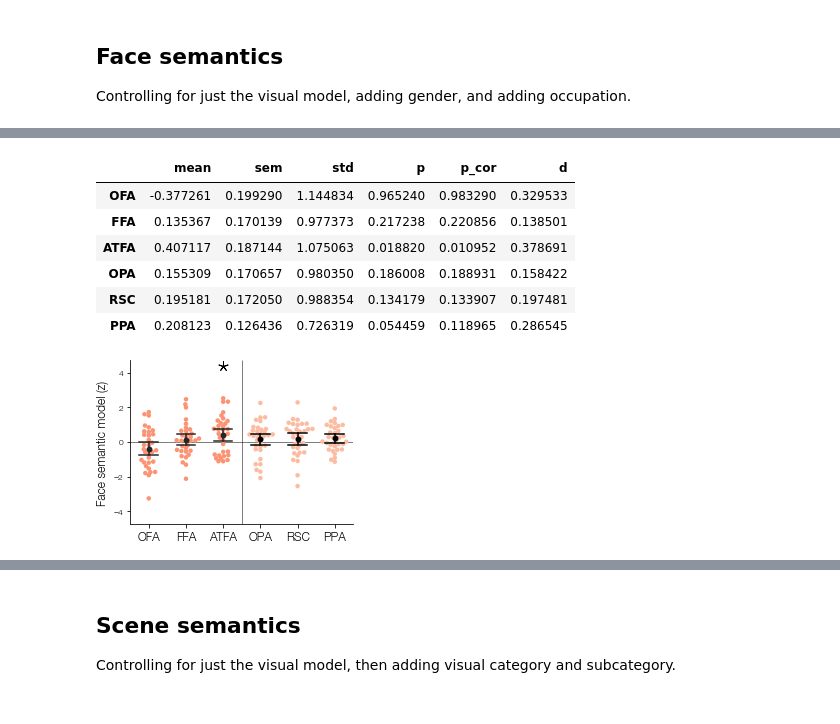
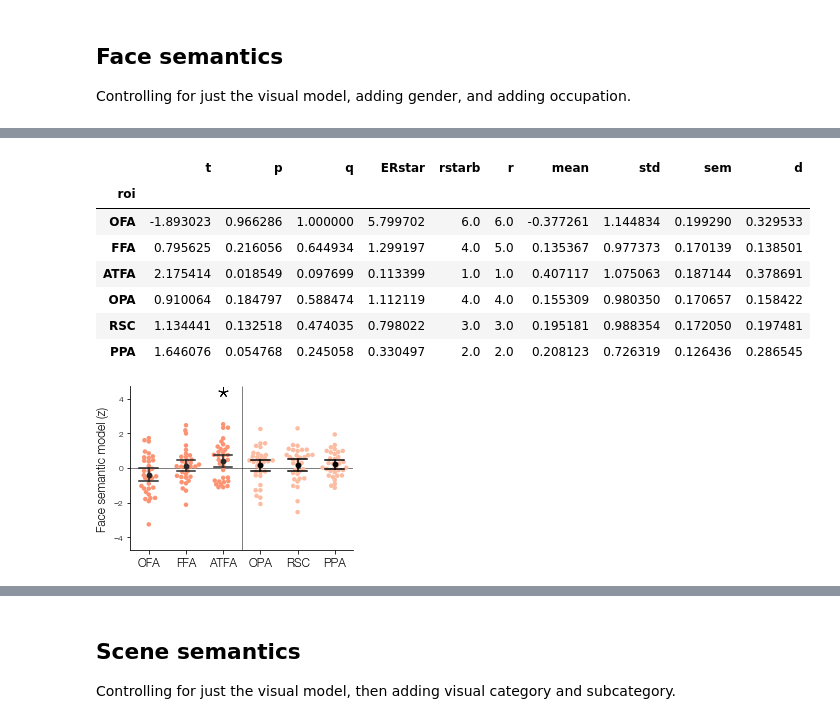
Before and after one commit to prestonlab/wikisim, a Jupyter notebook: jupyter/plot_prsa_use_func.ipynb, the cells around one changed output, grey strips where cells are left out. Cells and saved outputs as stored; diff of their text form; code cells hidden in the pictures.

```diff
--- a/jupyter/plot_prsa_use_func.ipynb
+++ b/jupyter/plot_prsa_use_func.ipynb
@@ -35,16 +57,18 @@ zstat_face_hmx_sub_occ_use = rsa.load_net_zstat(
 # %%
 fig, ax = plt.subplots(figsize=figsize)
 sig = figures.plot_zstat_perm(
-    zstat_face_hmx_use, 'wiki_use1', 'face', ax=ax, **opt
+    zstat_face_hmx_use, 'wiki_use1', 'face', ax=ax, method='t',
+    sig_col='q', sig_alpha=0.1, **opt
 )
 fig.savefig(os.path.join(fig_dir, 'prsa_func_face_use.pdf'))
 sig
 # %% [output]
-|  | mean | sem | std | p | p_cor | d |
-| OFA | -0.377261 | 0.199290 | 1.144834 | 0.965240 | 0.983290 | 0.329533 |
-| FFA | 0.135367 | 0.170139 | 0.977373 | 0.217238 | 0.220856 | 0.138501 |
-| ATFA | 0.407117 | 0.187144 | 1.075063 | 0.018820 | 0.010952 | 0.378691 |
-| OPA | 0.155309 | 0.170657 | 0.980350 | 0.186008 | 0.188931 | 0.158422 |
-| RSC | 0.195181 | 0.172050 | 0.988354 | 0.134179 | 0.133907 | 0.197481 |
-| PPA | 0.208123 | 0.126436 | 0.726319 | 0.054459 | 0.118965 | 0.286545 |
+|  | t | p | q | ERstar | rstarb | r | mean | std | sem | d |
+| roi |  |  |  |  |  |  |  |  |  |  |
+| OFA | -1.893023 | 0.966286 | 1.000000 | 5.799702 | 6.0 | 6.0 | -0.377261 | 1.144834 | 0.199290 | 0.329533 |
+| FFA | 0.795625 | 0.216056 | 0.644934 | 1.299197 | 4.0 | 5.0 | 0.135367 | 0.977373 | 0.170139 | 0.138501 |
+| ATFA | 2.175414 | 0.018549 | 0.097699 | 0.113399 | 1.0 | 1.0 | 0.407117 | 1.075063 | 0.187144 | 0.378691 |
+| OPA | 0.910064 | 0.184797 | 0.588474 | 1.112119 | 4.0 | 4.0 | 0.155309 | 0.980350 | 0.170657 | 0.158422 |
+| RSC | 1.134441 | 0.132518 | 0.474035 | 0.798022 | 3.0 | 3.0 | 0.195181 | 0.988354 | 0.172050 | 0.197481 |
+| PPA | 1.646076 | 0.054768 | 0.245058 | 0.330497 | 2.0 | 2.0 | 0.208123 | 0.726319 | 0.126436 | 0.286545 |
 [figure]
```
Also changed, not shown: parts of 16 cells of this notebook, 1 other file.
